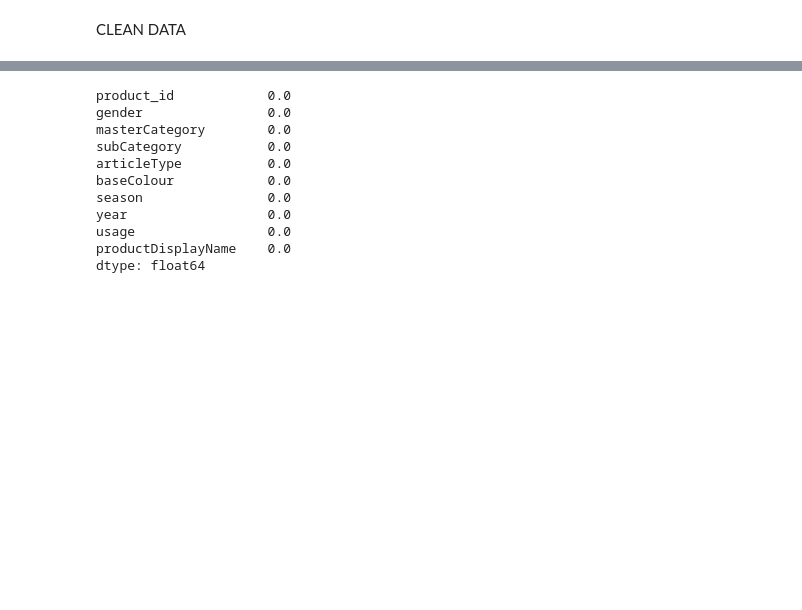
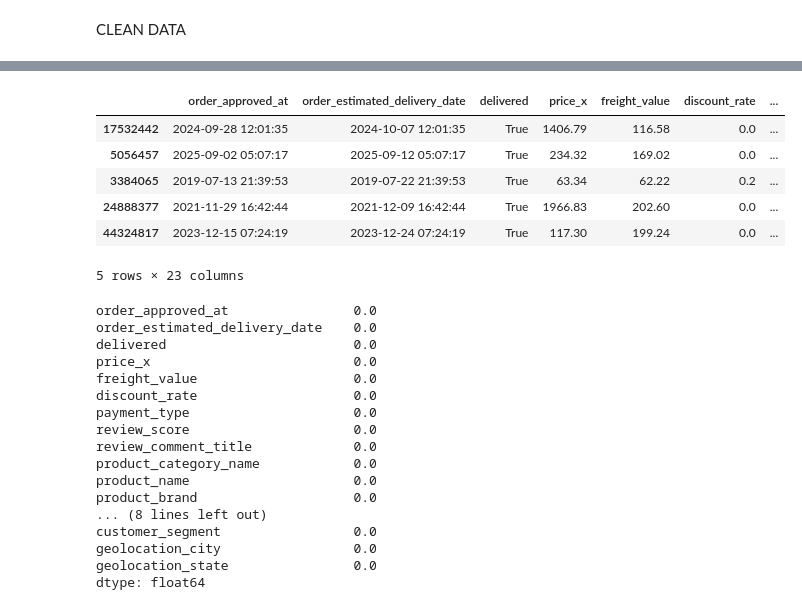
Before and after one commit to havryliakbohdan/eda-end-to-end-project, a Jupyter notebook: main.ipynb, the cells around one changed output, grey strips where cells are left out. Drawn from its saved outputs; the diff is of its cells as text; code cells hidden in the pictures; blank space fills up the shorter version.

```diff
--- a/main.ipynb
+++ b/main.ipynb
@@ -90,0 +245,8 @@ dtype: object
+# %%
+all.drop(columns=['customer_zip_code_prefix','zip_code_prefix', 'order_id', 'customer_id'], inplace=True)
+# %%
+all.drop(columns=['product_id', 'seller_id', 'customer_unique_id', 'seller_zip_code_prefix', ], inplace=True)
+# %%
+all.drop(columns=['seller_city', 'seller_state', 'seller_contact_age', 'seller_contact_gender', 'review_id'], inplace=True)
+# %%
+all.drop(columns=['order_item_id', 'payment_value', 'seller_company_name'], inplace=True)
@@ -91,14 +264,30 @@ dtype: object
+# %%
+all.sample(5)
+# %% [output]
+|  | order_approved_at | order_estimated_delivery_date | delivered | price_x | freight_value | discount_rate | ... |
+| 17532442 | 2024-09-28 12:01:35 | 2024-10-07 12:01:35 | True | 1406.79 | 116.58 | 0.0 | ... |
+| 5056457 | 2025-09-02 05:07:17 | 2025-09-12 05:07:17 | True | 234.32 | 169.02 | 0.0 | ... |
+| 3384065 | 2019-07-13 21:39:53 | 2019-07-22 21:39:53 | True | 63.34 | 62.22 | 0.2 | ... |
+| 24888377 | 2021-11-29 16:42:44 | 2021-12-09 16:42:44 | True | 1966.83 | 202.60 | 0.0 | ... |
+| 44324817 | 2023-12-15 07:24:19 | 2023-12-24 07:24:19 | True | 117.30 | 199.24 | 0.0 | ... |
+5 rows × 23 columns
 # %%
-print(products.isnull().sum() / len(products) * 100)
+print(all.isnull().sum() / len(all) * 100)
 # %% [output]
-product_id            0.0
-gender                0.0
-masterCategory        0.0
-subCategory           0.0
-articleType           0.0
-baseColour            0.0
-season                0.0
-year                  0.0
-usage                 0.0
-productDisplayName    0.0
+order_approved_at                0.0
+order_estimated_delivery_date    0.0
+delivered                        0.0
+price_x                          0.0
+freight_value                    0.0
+discount_rate                    0.0
+payment_type                     0.0
+review_score                     0.0
+review_comment_title             0.0
+product_category_name            0.0
+product_name                     0.0
+product_brand                    0.0
+... (8 lines left out)
+customer_segment                 0.0
+geolocation_city                 0.0
+geolocation_state                0.0
 dtype: float64
```
Also changed, not shown: parts of 55 cells of this notebook.
